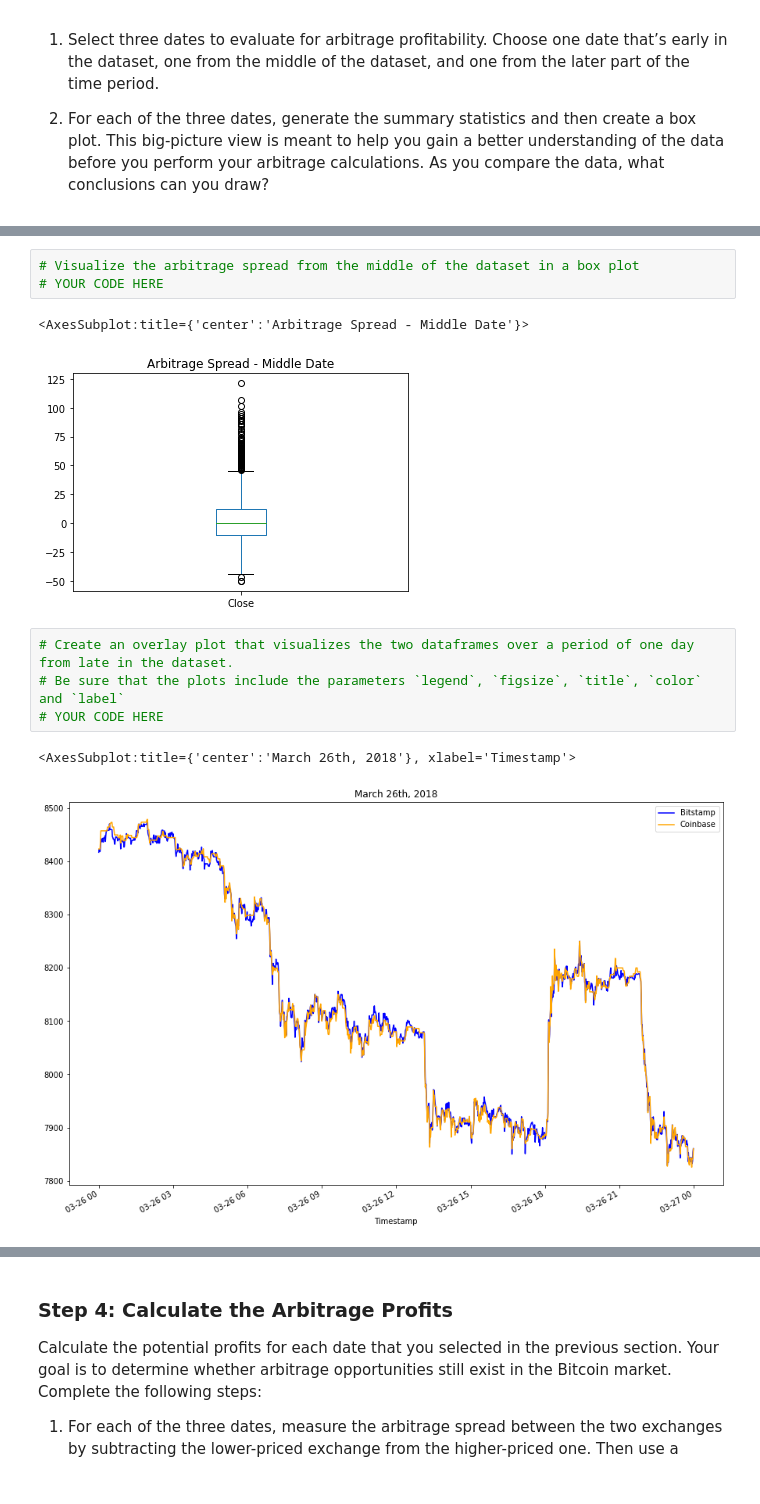
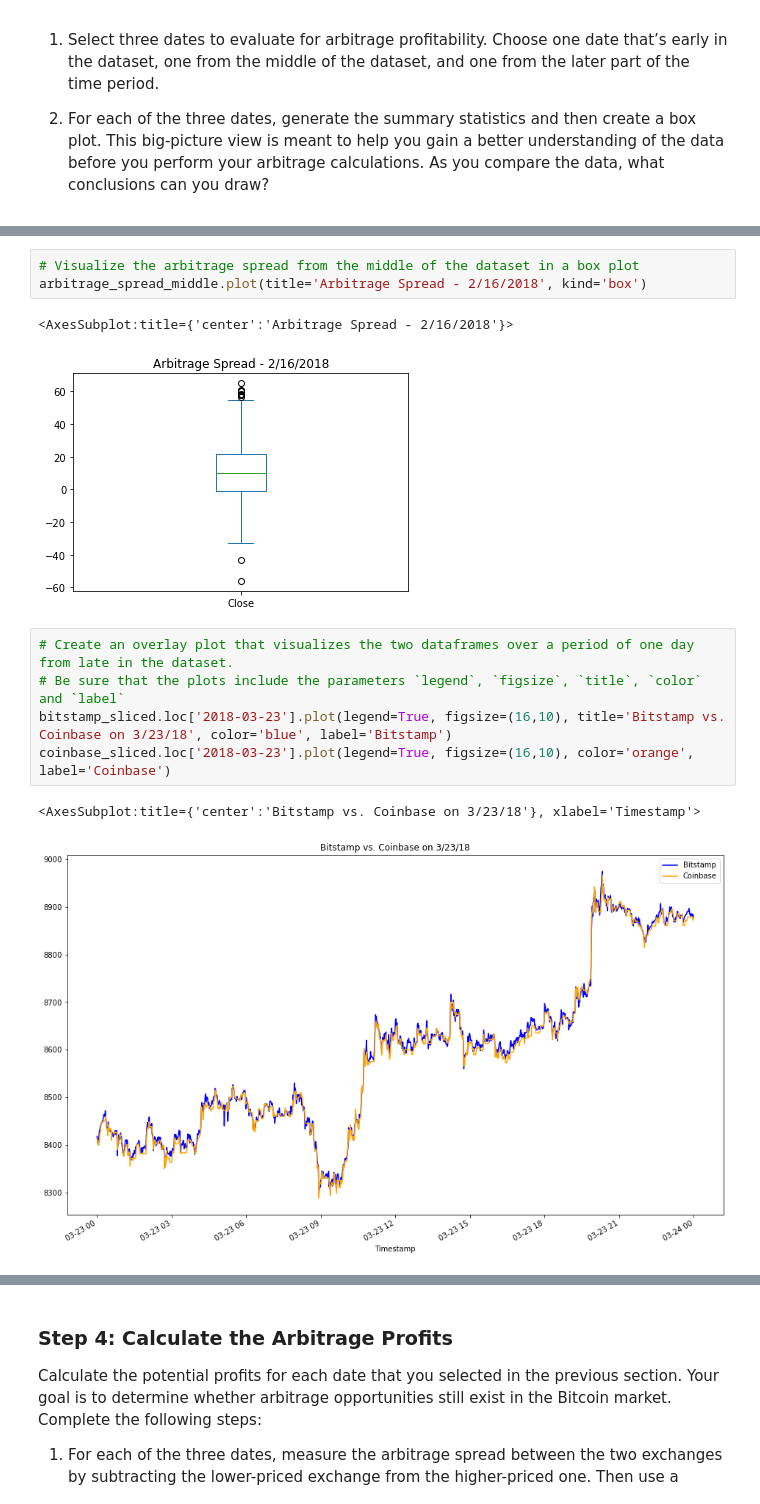
Before and after one commit to thompkjm/challenge_3, a Jupyter notebook: crypto_arbitrage.ipynb, the cells around one changed output, grey strips where cells are left out. Saved outputs shown, nothing was run; the diff lists cells and outputs as text.

```diff
--- a/crypto_arbitrage.ipynb
+++ b/crypto_arbitrage.ipynb
@@ -382,17 +383,18 @@ max       121.320000
 Name: Close, dtype: float64
 # %%
 # Visualize the arbitrage spread from the middle of the dataset in a box plot
-# YOUR CODE HERE
+arbitrage_spread_middle.plot(title='Arbitrage Spread - 2/16/2018', kind='box')
 # %% [output]
-<AxesSubplot:title={'center':'Arbitrage Spread - Middle Date'}>
+<AxesSubplot:title={'center':'Arbitrage Spread - 2/16/2018'}>
-[figure, old version]
+[figure, new version]
 # %%
 # Create an overlay plot that visualizes the two dataframes over a period of one day from late in the dataset.
 # Be sure that the plots include the parameters `legend`, `figsize`, `title`, `color` and `label`
-# YOUR CODE HERE
+bitstamp_sliced.loc['2018-03-23'].plot(legend=True, figsize=(16,10), title='Bitstamp vs. Coinbase on 3/23/18', color='blue', label='Bitstamp')
+coinbase_sliced.loc['2018-03-23'].plot(legend=True, figsize=(16,10), color='orange', label='Coinbase')
 # %% [output]
-<AxesSubplot:title={'center':'March 26th, 2018'}, xlabel='Timestamp'>
+<AxesSubplot:title={'center':'Bitstamp vs. Coinbase on 3/23/18'}, xlabel='Timestamp'>
-[figure, old version]
+[figure, new version]
 # %%
 # Using the date from the late that you have selected, calculate the arbitrage spread
 # by subtracting the bitstamp lower closing prices from the coinbase higher closing prices
```
Also changed, not shown: parts of 7 cells of this notebook.
